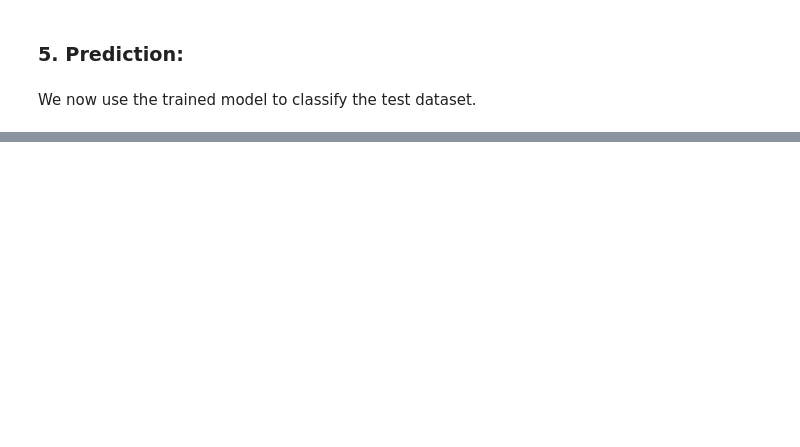
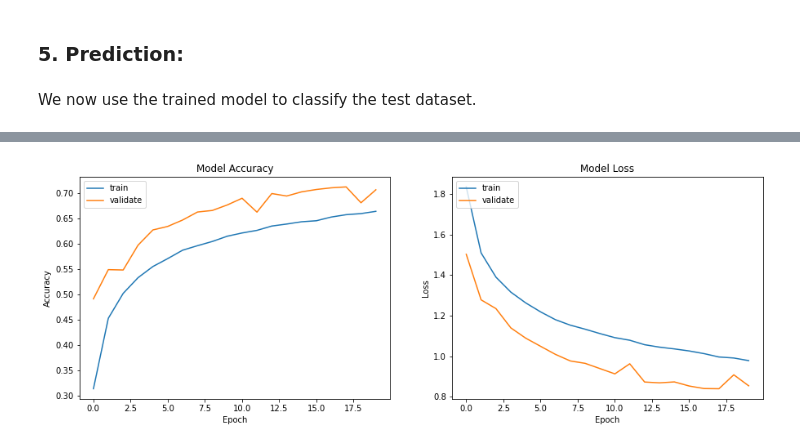
Before and after one commit to jason45992/dogs-vs-cats, a Jupyter notebook: main.ipynb, the cells around one changed output, grey strips where cells are left out. Drawn from its saved outputs; the diff is of its cells as text; code cells hidden in the pictures; blank space fills up the shorter version.

```diff
--- a/main.ipynb
+++ b/main.ipynb
@@ -222,0 +297,38 @@ submission_df.to_csv("submission.csv", index=False)
+# %%
+# Normalize the data. Before we need to connvert data type to float for computation.
+x_train = x_train.astype('float32')
+x_test = x_test.astype('float32')
+x_train /= 255
+x_test /= 255
+
+# Convert class vectors to binary class matrices. This is called one hot encoding.
+y_train = to_categorical(y_train, num_classes)
+y_test = to_categorical(y_test, num_classes)
+# %%
+cifar_model = Sequential()
+
+cifar_model.add(Conv2D(64, (3, 3), activation='relu', input_shape=x_train.shape[1:]))
+cifar_model.add(MaxPooling2D(pool_size=(2, 2)))
+cifar_model.add(Dropout(0.25))
+
+cifar_model.add(Conv2D(64, (3, 3), activation='relu'))
+cifar_model.add(MaxPooling2D(pool_size=(2, 2)))
+cifar_model.add(Dropout(0.25))
+
+cifar_model.add(Conv2D(64, (3, 3), activation='relu'))
+cifar_model.add(MaxPooling2D(pool_size=(2, 2)))
+cifar_model.add(Dropout(0.25))
+
+cifar_model.add(Flatten())
+cifar_model.add(Dense(64, activation='relu'))
+cifar_model.add(Dropout(0.5))
+cifar_model.add(Dense(num_classes, activation='softmax'))
+
+cifar_model.compile(optimizer="Adam",
+              loss='categorical_crossentropy',
+              metrics=['accuracy'])
+# %%
+cifar_result = cifar_model.fit(x_train, y_train,
+              batch_size=batch_size,
+              epochs=epochs,
+              validation_data=(x_test, y_test))
@@ -222,0 +353,4 @@ submission_df.to_csv("submission.csv", index=False)
+# %%
+plotmodelresult(cifar_result)
+# %% [output]
+[figure, added]
```
Also changed, not shown: parts of 35 cells of this notebook.
